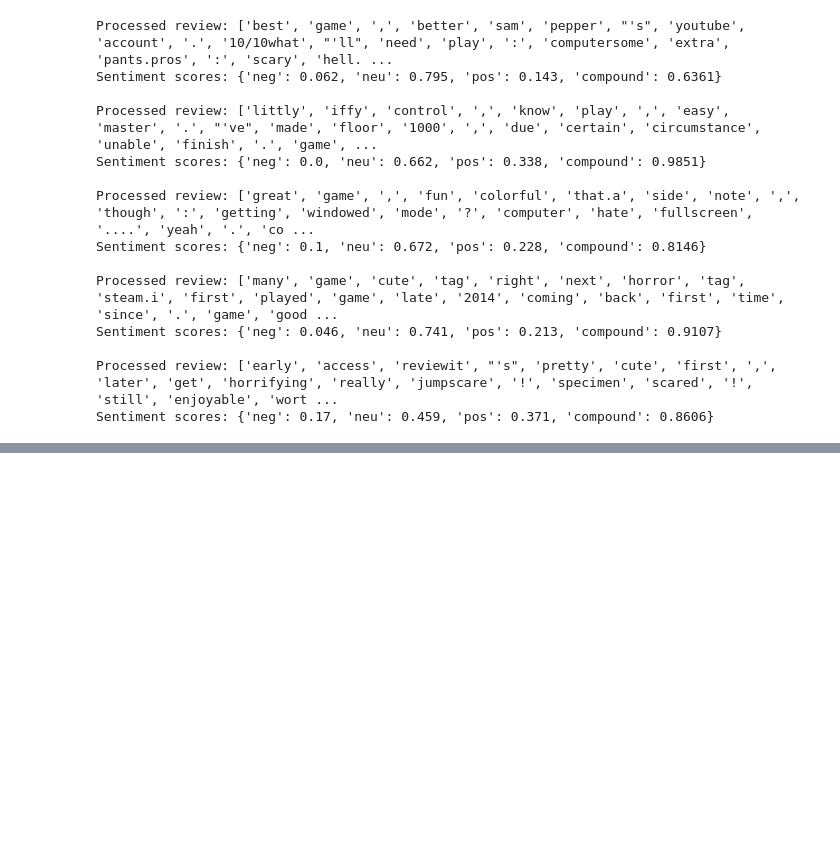
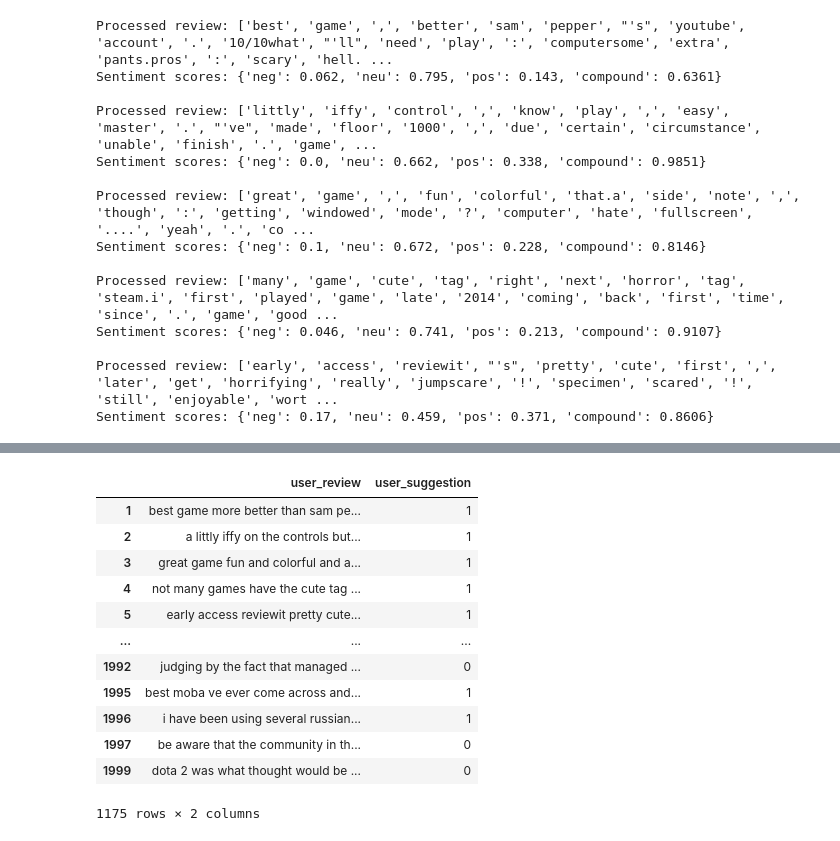
Before and after one commit to Harsisis/MachineLearning_TP, a Jupyter notebook: machineLearning/TP3/main.ipynb, the cells around one changed output, grey strips where cells are left out. Saved outputs shown, nothing was run; the diff lists cells and outputs as text; code cells hidden in the pictures; blank space fills up the shorter version.

```diff
--- a/machineLearning/TP3/main.ipynb
+++ b/machineLearning/TP3/main.ipynb
@@ -265,0 +278,18 @@ Sentiment scores: {'neg': 0.17, 'neu': 0.459, 'pos': 0.371, 'compound': 0.8606}
+# %%
+import re
+
+def clean_data(text):
+    # Remove all the special characters
+    processed_text = re.sub(r'\W', ' ', text)
+    # remove all single characters
+    processed_text= re.sub(r'\s+[a-zA-Z]\s+', ' ', processed_text)
+    # Remove single characters from the start
+    processed_text = re.sub(r'\^[a-zA-Z]\s+', ' ', processed_text)
+    # Substituting multiple spaces with single space
+    processed_text = re.sub(r'\s+', ' ', processed_text, flags=re.I)
+    # Removing prefixed 'b'
+    processed_text = re.sub(r'^b\s+', '', processed_text)
+    # Converting to Lowercase
+    processed_text = processed_text.lower()
+
+    return processed_text
@@ -265,0 +314,18 @@ Sentiment scores: {'neg': 0.17, 'neu': 0.459, 'pos': 0.371, 'compound': 0.8606}
+# %%
+data2_clean = data2
+data2_clean['user_review'] = data2_clean['user_review'].apply(clean_data)
+data2_clean
+# %% [output]
+|  | user_review | user_suggestion |
+| 1 | best game more better than sam pe... | 1 |
+| 2 | a littly iffy on the controls but... | 1 |
+| 3 | great game fun and colorful and a... | 1 |
+| 4 | not many games have the cute tag ... | 1 |
+| 5 | early access reviewit pretty cute... | 1 |
+| ... | ... | ... |
+| 1992 | judging by the fact that managed ... | 0 |
+| 1995 | best moba ve ever come across and... | 1 |
+| 1996 | i have been using several russian... | 1 |
+| 1997 | be aware that the community in th... | 0 |
+| 1999 | dota 2 was what thought would be ... | 0 |
+1175 rows × 2 columns
```
Also changed, not shown: parts of 7 cells of this notebook.
